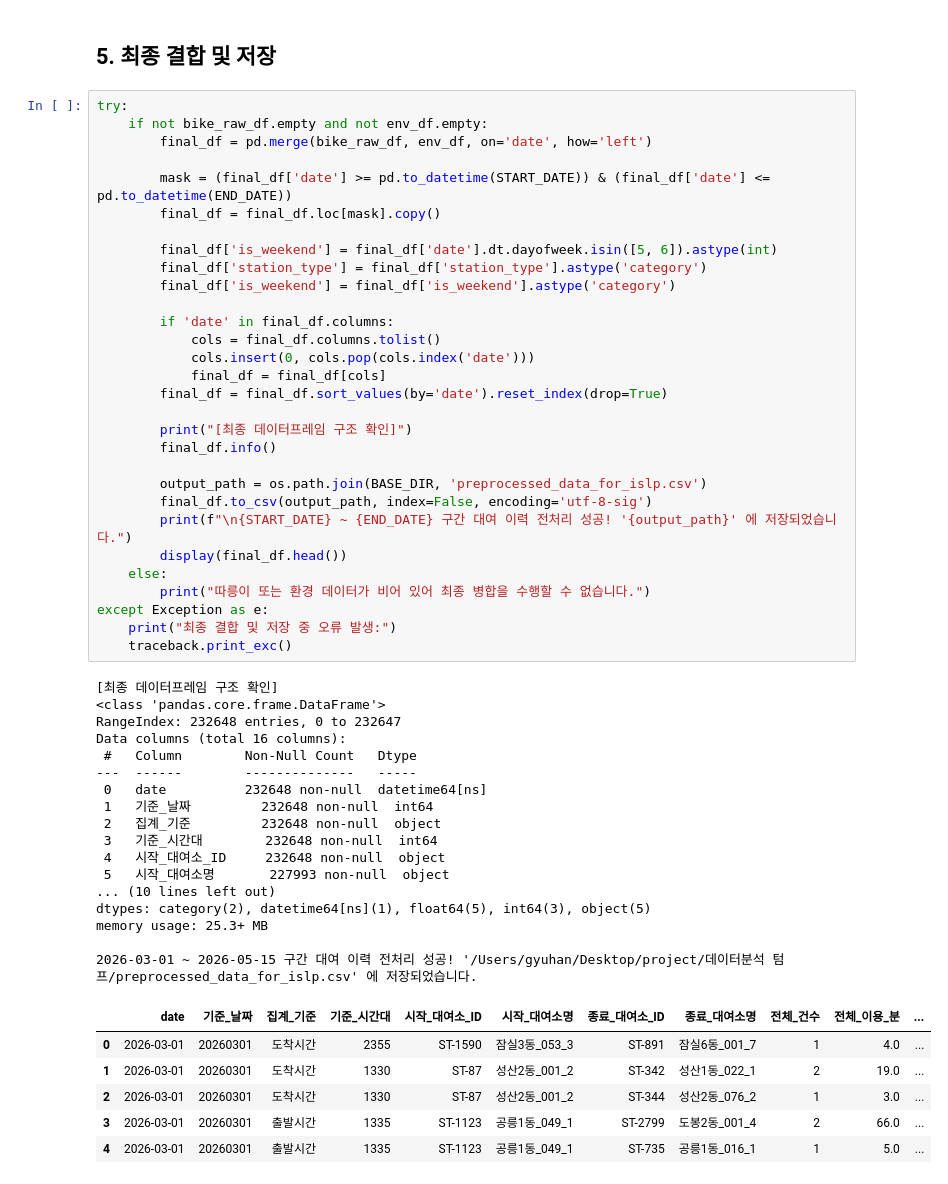
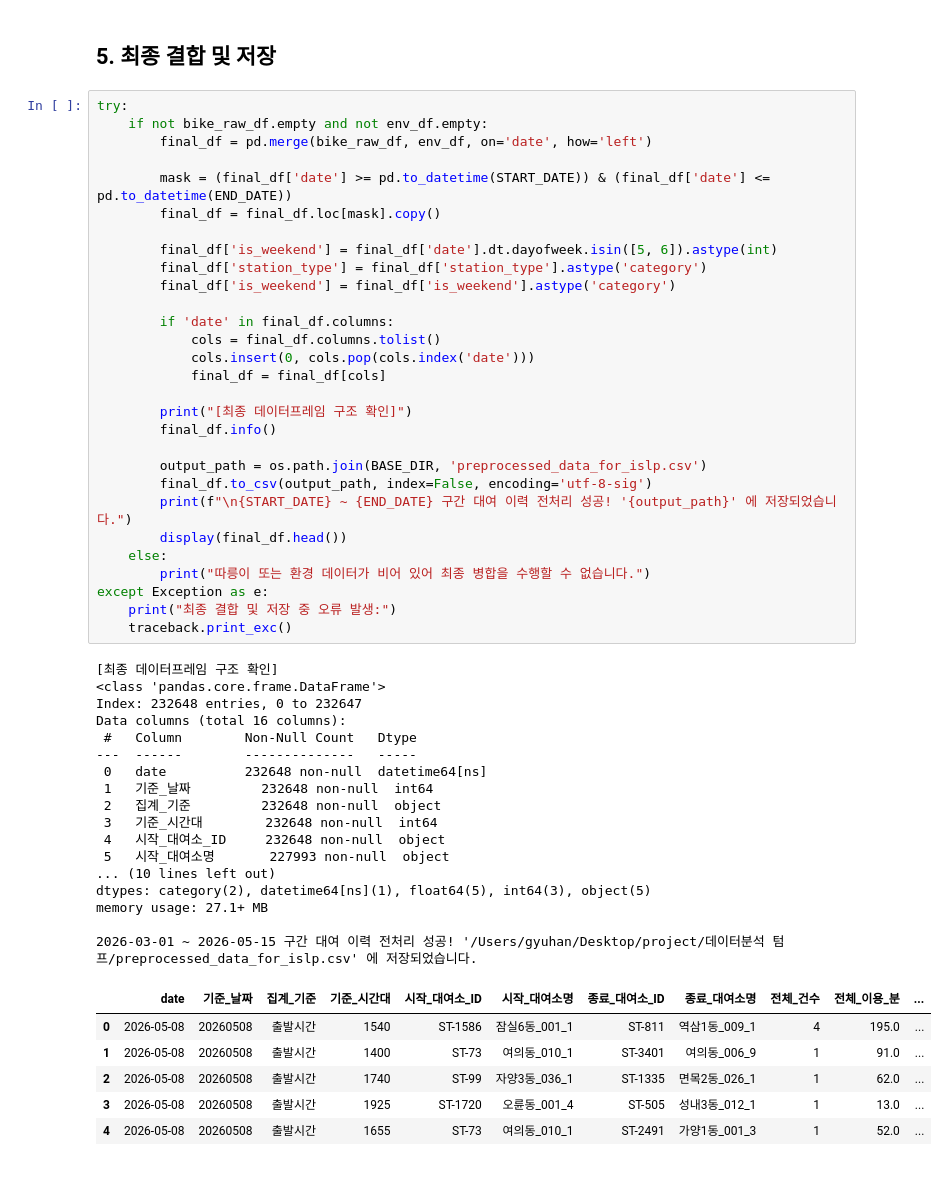
Before and after one commit to todayoneul/ddarungyee, a Jupyter notebook: preprocess.ipynb, the cells around one changed output. Cells and saved outputs as stored; diff of their text form.

```diff
--- a/preprocess.ipynb
+++ b/preprocess.ipynb
@@ -252,41 +256,40 @@ try:
             cols = final_df.columns.tolist()
             cols.insert(0, cols.pop(cols.index('date')))
             final_df = final_df[cols]
-        final_df = final_df.sort_values(by='date').reset_index(drop=True)
 
         print("[최종 데이터프레임 구조 확인]")
         final_df.info()
 
         output_path = os.path.join(BASE_DIR, 'preprocessed_data_for_islp.csv')
         final_df.to_csv(output_path, index=False, encoding='utf-8-sig')
         print(f"\n{START_DATE} ~ {END_DATE} 구간 대여 이력 전처리 성공! '{output_path}' 에 저장되었습니다.")
         display(final_df.head())
     else:
         print("따릉이 또는 환경 데이터가 비어 있어 최종 병합을 수행할 수 없습니다.")
 except Exception as e:
     print("최종 결합 및 저장 중 오류 발생:")
     traceback.print_exc()
 # %% [output]
 [최종 데이터프레임 구조 확인]
 <class 'pandas.core.frame.DataFrame'>
-RangeIndex: 232648 entries, 0 to 232647
+Index: 232648 entries, 0 to 232647
 Data columns (total 16 columns):
  #   Column        Non-Null Count   Dtype
 ---  ------        --------------   -----
  0   date          232648 non-null  datetime64[ns]
  1   기준_날짜         232648 non-null  int64
  2   집계_기준         232648 non-null  object
  3   기준_시간대        232648 non-null  int64
  4   시작_대여소_ID     232648 non-null  object
  5   시작_대여소명       227993 non-null  object
 ... (10 lines left out)
 dtypes: category(2), datetime64[ns](1), float64(5), int64(3), object(5)
-memory usage: 25.3+ MB
+memory usage: 27.1+ MB
 
 2026-03-01 ~ 2026-05-15 구간 대여 이력 전처리 성공! '/Users/gyuhan/Desktop/project/데이터분석 텀프/preprocessed_data_for_islp.csv' 에 저장되었습니다.
 |  | date | 기준_날짜 | 집계_기준 | 기준_시간대 | 시작_대여소_ID | 시작_대여소명 | 종료_대여소_ID | 종료_대여소명 | 전체_건수 | 전체_이용_분 | ... |
-| 0 | 2026-03-01 | 20260301 | 도착시간 | 2355 | ST-1590 | 잠실3동_053_3 | ST-891 | 잠실6동_001_7 | 1 | 4.0 | ... |
-| 1 | 2026-03-01 | 20260301 | 도착시간 | 1330 | ST-87 | 성산2동_001_2 | ST-342 | 성산1동_022_1 | 2 | 19.0 | ... |
-| 2 | 2026-03-01 | 20260301 | 도착시간 | 1330 | ST-87 | 성산2동_001_2 | ST-344 | 성산2동_076_2 | 1 | 3.0 | ... |
-| 3 | 2026-03-01 | 20260301 | 출발시간 | 1335 | ST-1123 | 공릉1동_049_1 | ST-2799 | 도봉2동_001_4 | 2 | 66.0 | ... |
-| 4 | 2026-03-01 | 20260301 | 출발시간 | 1335 | ST-1123 | 공릉1동_049_1 | ST-735 | 공릉1동_016_1 | 1 | 5.0 | ... |
+| 0 | 2026-05-08 | 20260508 | 출발시간 | 1540 | ST-1586 | 잠실6동_001_1 | ST-811 | 역삼1동_009_1 | 4 | 195.0 | ... |
+| 1 | 2026-05-08 | 20260508 | 출발시간 | 1400 | ST-73 | 여의동_010_1 | ST-3401 | 여의동_006_9 | 1 | 91.0 | ... |
+| 2 | 2026-05-08 | 20260508 | 출발시간 | 1740 | ST-99 | 자양3동_036_1 | ST-1335 | 면목2동_026_1 | 1 | 62.0 | ... |
+| 3 | 2026-05-08 | 20260508 | 출발시간 | 1925 | ST-1720 | 오륜동_001_4 | ST-505 | 성내3동_012_1 | 1 | 13.0 | ... |
+| 4 | 2026-05-08 | 20260508 | 출발시간 | 1655 | ST-73 | 여의동_010_1 | ST-2491 | 가양1동_001_3 | 1 | 52.0 | ... |
```
Also changed, not shown: parts of 13 cells of this notebook, 1 other file.
